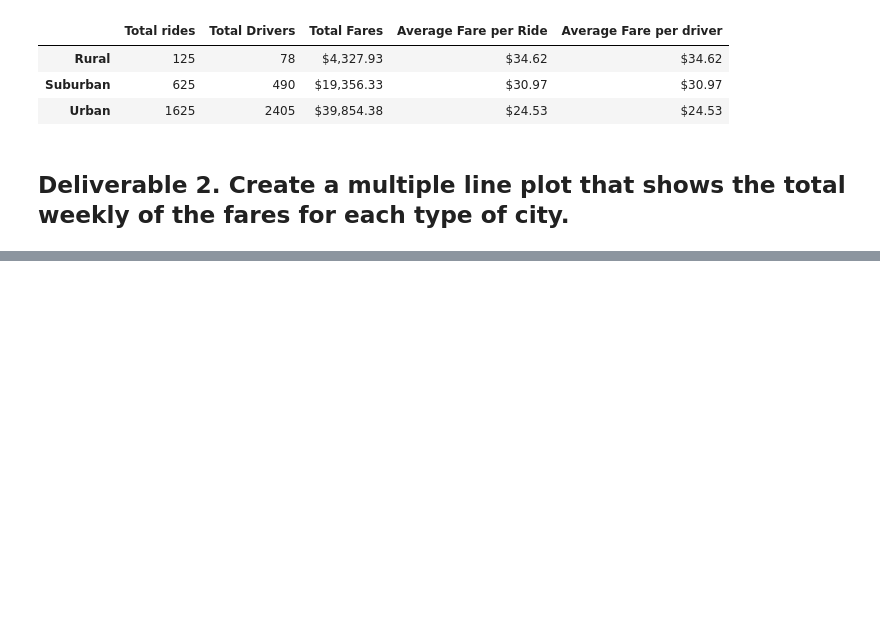
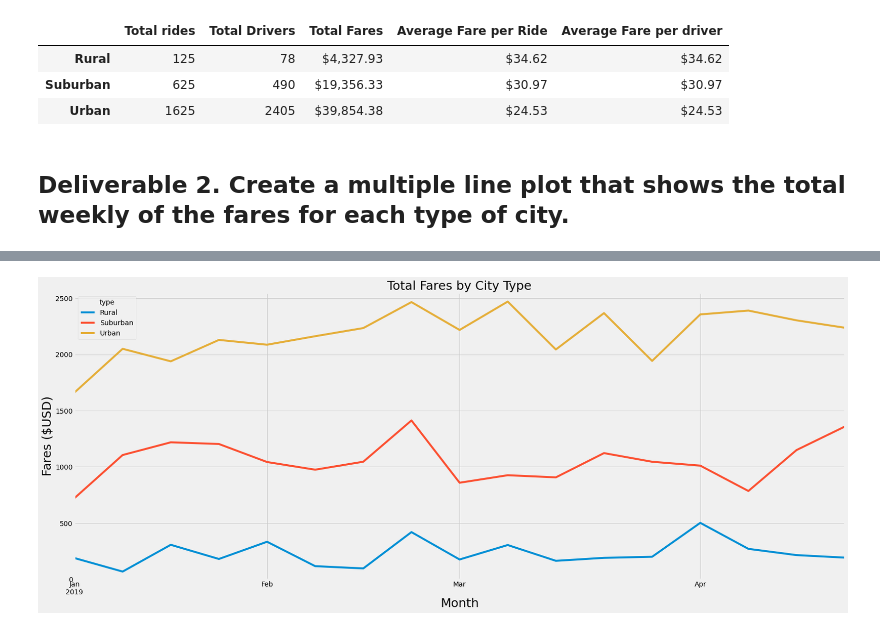
Before and after one commit to JuliaBehling/PyBear_Analysis, a Jupyter notebook: PyBer_Challenge.ipynb, the cells around one changed output, grey strips where cells are left out. Saved outputs shown, nothing was run; the diff lists cells and outputs as text; code cells hidden in the pictures; blank space fills up the shorter version.

```diff
--- a/PyBer_Challenge.ipynb
+++ b/PyBer_Challenge.ipynb
@@ -149,3 +193,7 @@ Pyber_summary_df
 # %%
 # 4. Create a pivot table with the 'date' as the index, the columns ='type', and values='fare'
 # to get the total fares for each type of city by the date.
+
+pyber_pivot_df = pyber_data_df_reset.pivot(index="date", columns= "type", values="fare")
+
+pyber_pivot_df.head(10)
@@ -152,2 +213,5 @@ Pyber_summary_df
 # %%
 # 5. Create a new DataFrame from the pivot table DataFrame using loc on the given dates, '2019-01-01':'2019-04-29'.
+
+pyber_pivot_df = pyber_pivot_df.loc['2019-01-01':'2019-04-29']
+pyber_pivot_df
@@ -154,3 +233,5 @@ Pyber_summary_df
 # %%
 # 6. Set the "date" index to datetime datatype. This is necessary to use the resample() method in Step 8.
-# df.index = pd.to_datetime(df.index)
+pyber_pivot_df.index = pd.to_datetime(pyber_pivot_df.index)
+
+pyber_pivot_df.index
@@ -159,2 +270,5 @@ Pyber_summary_df
 # %%
 # 8. Create a new DataFrame using the "resample()" function by week 'W' and get the sum of the fares for each week.
+Pyber_sums_per_week = pyber_pivot_df.resample("W").sum()
+
+Pyber_sums_per_week
@@ -161,7 +295,21 @@ Pyber_summary_df
 # %%
 # 8. Using the object-oriented interface method, plot the resample DataFrame using the df.plot() function.
+
+import matplotlib.pyplot as plt
+import pandas as pd
+import time
+import matplotlib.dates as dates
+
+Pyber_sums_per_week.plot(figsize=(25, 10), kind='line')
+plt.ylabel('Fares ($USD)', fontsize='25')
+plt.xlabel('Month', fontsize='25')
+plt.ylim(0, 2550)
+
+plt.title('Total Fares by City Type', fontsize='25')
 
 # Import the style from Matplotlib.
 from matplotlib import style
 # Use the graph style fivethirtyeight.
 style.use('fivethirtyeight')
+# %% [output]
+[figure, added]
```
Also changed, not shown: parts of 8 cells of this notebook.
